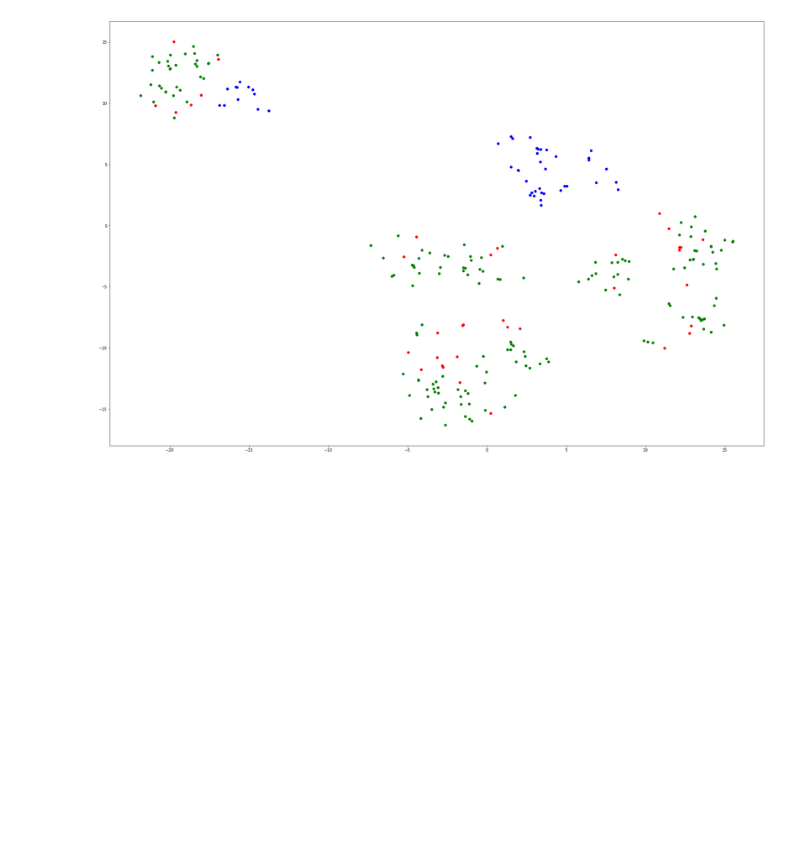
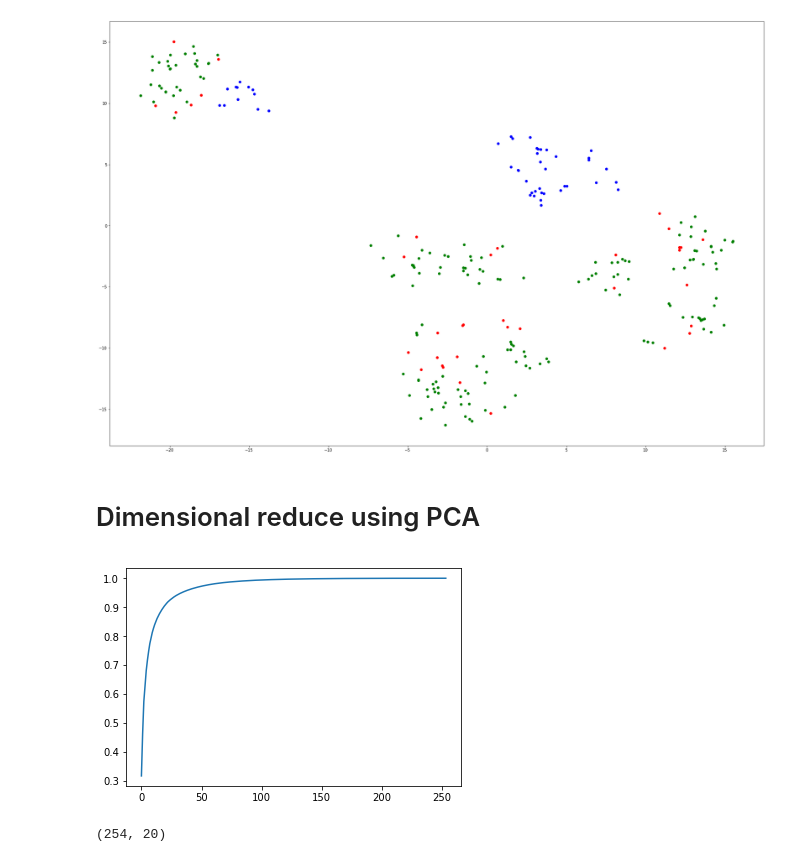
Before and after one commit to DoctorYe/DICOM_head_to_CSV, a Jupyter notebook: Desktop/PLOT.ipynb, the cells around one changed output. Drawn from its saved outputs; the diff is of its cells as text; code cells hidden in the pictures; blank space fills up the shorter version.

```diff
--- a/Desktop/PLOT.ipynb
+++ b/Desktop/PLOT.ipynb
@@ -166,3 +165,21 @@ for i in range(len(NeuroClinical_feature_18_2D)):
 plt.show()
 # %% [output]
 [figure]
+# %% [markdown]
+# Dimensional reduce using PCA
+# %%
+from sklearn.decomposition import PCA
+pca=PCA(n_components=0.90)
+radiomic_feature_reduced=pca.fit_transform(Raw_Feature_1045.drop(labels=['recurrence'],axis=1))
+import matplotlib.pyplot as plt
+import numpy as np
+pca_plot=PCA()
+pca_plot.fit(Raw_Feature_1045.drop(labels=['recurrence'],axis=1))
+plt.plot(np.cumsum(pca_plot.explained_variance_ratio_))
+plt.show()
+# %% [output]
+[figure, added]
+# %%
+radiomic_feature_reduced.shape
+# %% [output]
+(254, 20)
```
Also changed, not shown: parts of 10 cells of this notebook.
